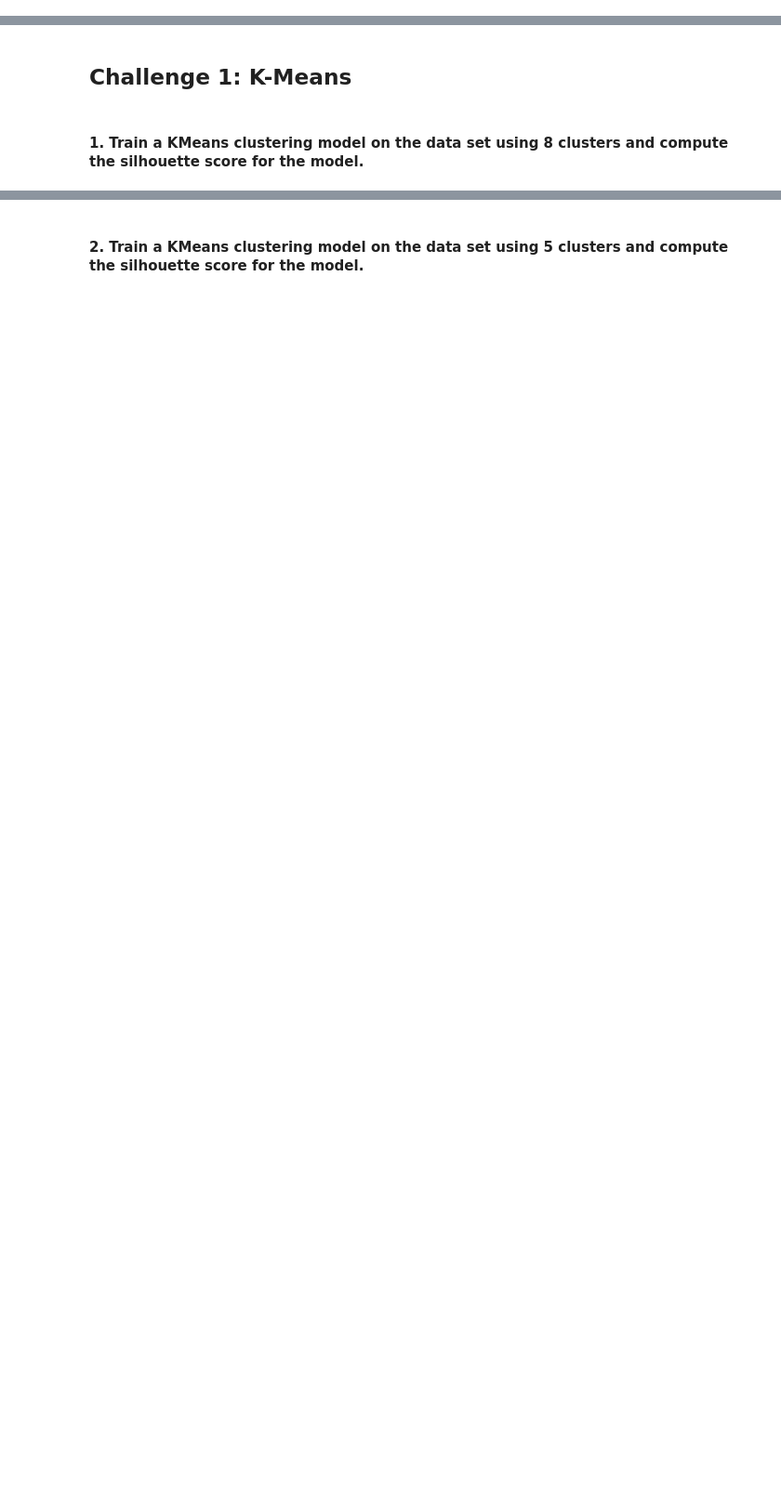
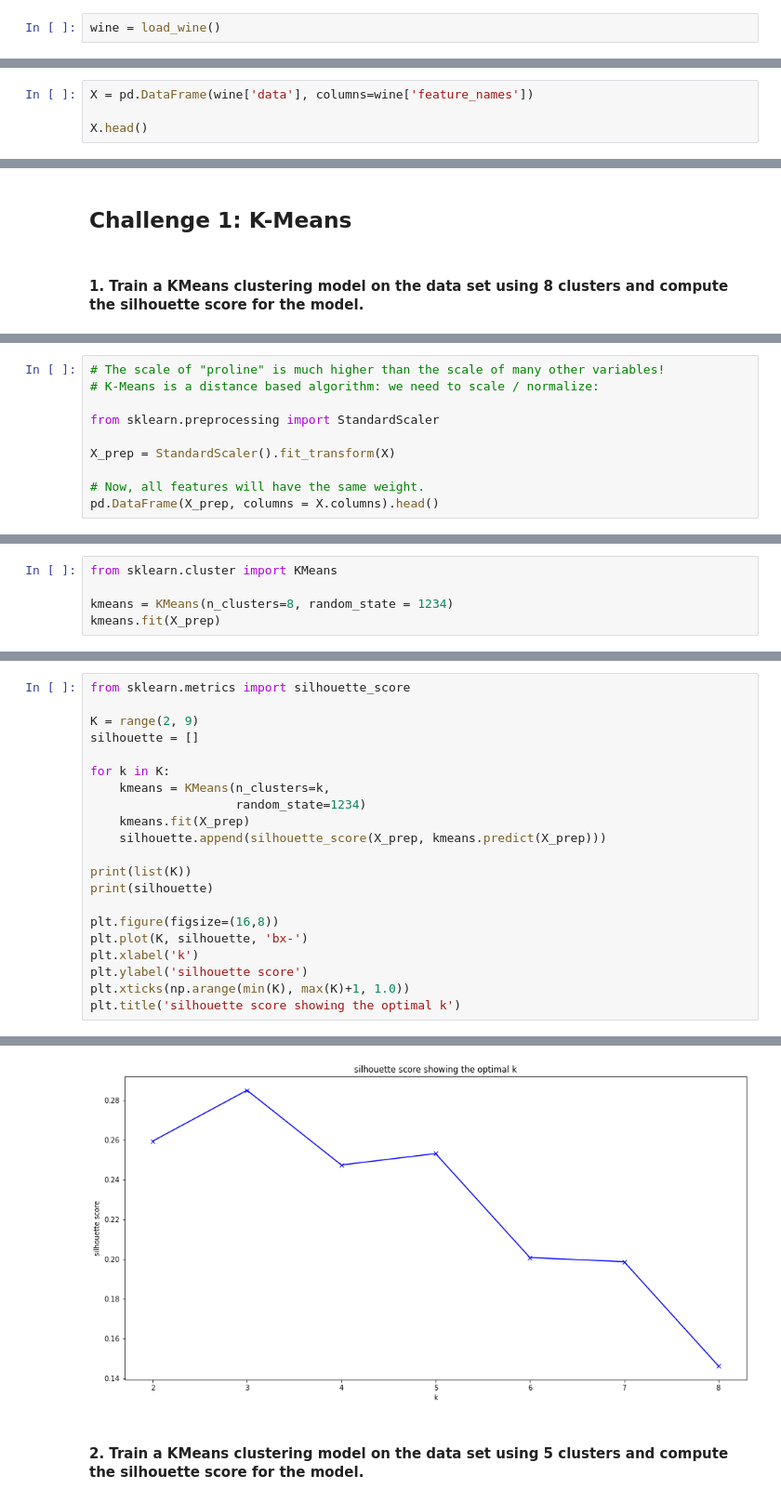
Before and after one commit to vikkieessien/data-pt-ber-08-20, a Jupyter notebook: Labs/module-3_labs/03_unsupervised-learning/03_lab-unsupervised-learning-evaluation/your-code/main.ipynb, the cells around one changed output, grey strips where cells are left out. Shown: that part at 93% size. Saved outputs shown, nothing was run; the diff lists cells and outputs as text; blank space fills up the shorter version.

```diff
--- a/Labs/module-3_labs/03_unsupervised-learning/03_lab-unsupervised-learning-evaluation/your-code/main.ipynb
+++ b/Labs/module-3_labs/03_unsupervised-learning/03_lab-unsupervised-learning-evaluation/your-code/main.ipynb
@@ -13,0 +19,2 @@ from sklearn import datasets
+# %%
+wine = load_wine()
@@ -13,0 +26,4 @@ from sklearn import datasets
+# %%
+X = pd.DataFrame(wine['data'], columns=wine['feature_names'])
+
+X.head()
@@ -19,0 +41,10 @@ from sklearn import datasets
+# %%
+# The scale of "proline" is much higher than the scale of many other variables!
+# K-Means is a distance based algorithm: we need to scale / normalize:
+
+from sklearn.preprocessing import StandardScaler
+
+X_prep = StandardScaler().fit_transform(X)
+
+# Now, all features will have the same weight.
+pd.DataFrame(X_prep, columns = X.columns).head()
@@ -19,0 +73,5 @@ from sklearn import datasets
+# %%
+from sklearn.cluster import KMeans
+
+kmeans = KMeans(n_clusters=8, random_state = 1234)
+kmeans.fit(X_prep)
@@ -19,0 +109,22 @@ from sklearn import datasets
+# %%
+from sklearn.metrics import silhouette_score
+
+K = range(2, 9)
+silhouette = []
+
+for k in K:
+    kmeans = KMeans(n_clusters=k,
+                    random_state=1234)
+    kmeans.fit(X_prep)
+    silhouette.append(silhouette_score(X_prep, kmeans.predict(X_prep)))
+
+print(list(K))
+print(silhouette)
+
+plt.figure(figsize=(16,8))
+plt.plot(K, silhouette, 'bx-')
+plt.xlabel('k')
+plt.ylabel('silhouette score')
+plt.xticks(np.arange(min(K), max(K)+1, 1.0))
+plt.title('silhouette score showing the optimal k')
+# %% [output]
@@ -20,2 +134,3 @@ from sklearn import datasets
+[figure, added]
 # %% [markdown]
 #### 2. Train a KMeans clustering model on the data set using 5 clusters and compute the silhouette score for the model.
```
Also changed, not shown: parts of 23 cells of this notebook, 2 other files.
